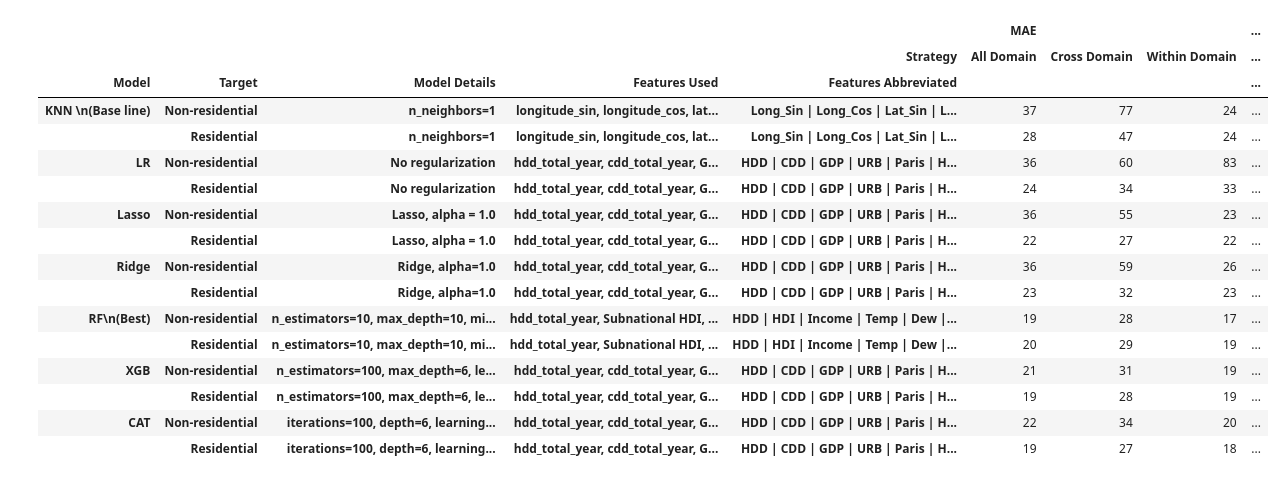
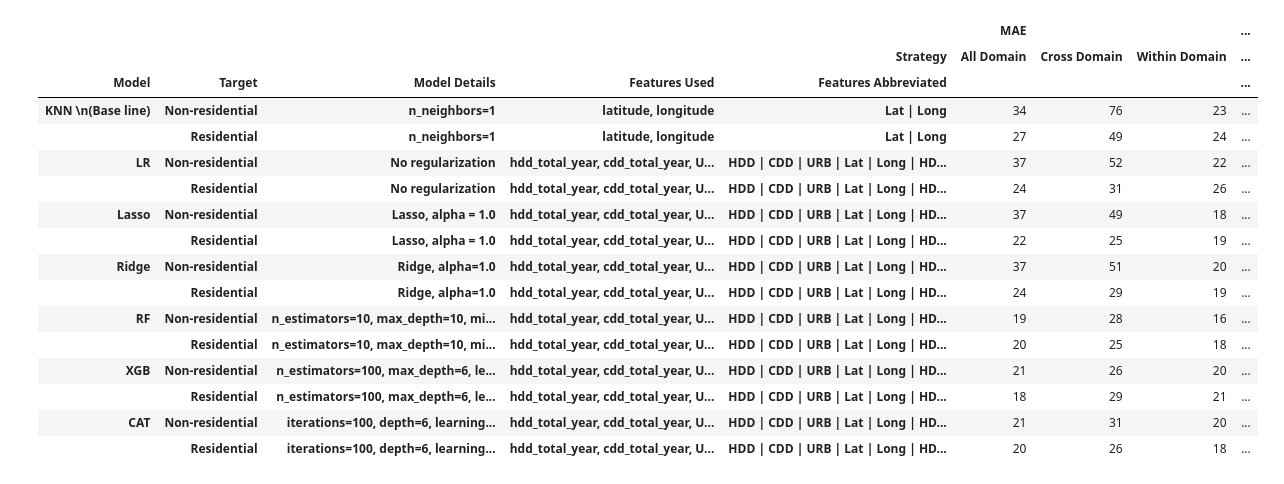
Before and after one commit to AliciaXia222/Capstone-Team-Climate-Trace, a Jupyter notebook: notebooks/070_Model_Comparison.ipynb, the cells around one changed output. Saved outputs shown, nothing was run; the diff lists cells and outputs as text; code cells hidden in the pictures.

```diff
--- a/notebooks/070_Model_Comparison.ipynb
+++ b/notebooks/070_Model_Comparison.ipynb
@@ -19,25 +22,25 @@ from lib import (
 # %%
-comparison_table = create_metrics_comparison(results_path="../results")
-comparison_table.to_csv("../results/comparison_average_results.csv")
+comparison_table = create_metrics_comparison(results_path=f"../results/{feature_selection}")
+comparison_table.to_csv(f"../results/{feature_selection}/comparison_average_results.csv")
 comparison_table
 # %% [output]
 |  |  |  |  |  | MAE |  |  | ... |
 |  |  |  |  | Strategy | All Domain | Cross Domain | Within Domain | ... |
 | Model | Target | Model Details | Features Used | Features Abbreviated |  |  |  | ... |
-| KNN \n(Base line) | Non-residential | n_neighbors=1 | longitude_sin, longitude_cos, lat... | Long_Sin | Long_Cos | Lat_Sin | L... | 37 | 77 | 24 | ... |
-|  | Residential | n_neighbors=1 | longitude_sin, longitude_cos, lat... | Long_Sin | Long_Cos | Lat_Sin | L... | 28 | 47 | 24 | ... |
-| LR | Non-residential | No regularization | hdd_total_year, cdd_total_year, G... | HDD | CDD | GDP | URB | Paris | H... | 36 | 60 | 83 | ... |
-|  | Residential | No regularization | hdd_total_year, cdd_total_year, G... | HDD | CDD | GDP | URB | Paris | H... | 24 | 34 | 33 | ... |
-| Lasso | Non-residential | Lasso, alpha = 1.0 | hdd_total_year, cdd_total_year, G... | HDD | CDD | GDP | URB | Paris | H... | 36 | 55 | 23 | ... |
-|  | Residential | Lasso, alpha = 1.0 | hdd_total_year, cdd_total_year, G... | HDD | CDD | GDP | URB | Paris | H... | 22 | 27 | 22 | ... |
-| Ridge | Non-residential | Ridge, alpha=1.0 | hdd_total_year, cdd_total_year, G... | HDD | CDD | GDP | URB | Paris | H... | 36 | 59 | 26 | ... |
-|  | Residential | Ridge, alpha=1.0 | hdd_total_year, cdd_total_year, G... | HDD | CDD | GDP | URB | Paris | H... | 23 | 32 | 23 | ... |
-| RF\n(Best) | Non-residential | n_estimators=10, max_depth=10, mi... | hdd_total_year, Subnational HDI, ... | HDD | HDI | Income | Temp | Dew |... | 19 | 28 | 17 | ... |
-|  | Residential | n_estimators=10, max_depth=10, mi... | hdd_total_year, Subnational HDI, ... | HDD | HDI | Income | Temp | Dew |... | 20 | 29 | 19 | ... |
-| XGB | Non-residential | n_estimators=100, max_depth=6, le... | hdd_total_year, cdd_total_year, G... | HDD | CDD | GDP | URB | Paris | H... | 21 | 31 | 19 | ... |
-|  | Residential | n_estimators=100, max_depth=6, le... | hdd_total_year, cdd_total_year, G... | HDD | CDD | GDP | URB | Paris | H... | 19 | 28 | 19 | ... |
-| CAT | Non-residential | iterations=100, depth=6, learning... | hdd_total_year, cdd_total_year, G... | HDD | CDD | GDP | URB | Paris | H... | 22 | 34 | 20 | ... |
-|  | Residential | iterations=100, depth=6, learning... | hdd_total_year, cdd_total_year, G... | HDD | CDD | GDP | URB | Paris | H... | 19 | 27 | 18 | ... |
+| KNN \n(Base line) | Non-residential | n_neighbors=1 | latitude, longitude | Lat | Long | 34 | 76 | 23 | ... |
+|  | Residential | n_neighbors=1 | latitude, longitude | Lat | Long | 27 | 49 | 24 | ... |
+| LR | Non-residential | No regularization | hdd_total_year, cdd_total_year, U... | HDD | CDD | URB | Lat | Long | HD... | 37 | 52 | 22 | ... |
+|  | Residential | No regularization | hdd_total_year, cdd_total_year, U... | HDD | CDD | URB | Lat | Long | HD... | 24 | 31 | 26 | ... |
+| Lasso | Non-residential | Lasso, alpha = 1.0 | hdd_total_year, cdd_total_year, U... | HDD | CDD | URB | Lat | Long | HD... | 37 | 49 | 18 | ... |
+|  | Residential | Lasso, alpha = 1.0 | hdd_total_year, cdd_total_year, U... | HDD | CDD | URB | Lat | Long | HD... | 22 | 25 | 19 | ... |
+| Ridge | Non-residential | Ridge, alpha=1.0 | hdd_total_year, cdd_total_year, U... | HDD | CDD | URB | Lat | Long | HD... | 37 | 51 | 20 | ... |
+|  | Residential | Ridge, alpha=1.0 | hdd_total_year, cdd_total_year, U... | HDD | CDD | URB | Lat | Long | HD... | 24 | 29 | 19 | ... |
+| RF | Non-residential | n_estimators=10, max_depth=10, mi... | hdd_total_year, cdd_total_year, U... | HDD | CDD | URB | Lat | Long | HD... | 19 | 28 | 16 | ... |
+|  | Residential | n_estimators=10, max_depth=10, mi... | hdd_total_year, cdd_total_year, U... | HDD | CDD | URB | Lat | Long | HD... | 20 | 25 | 18 | ... |
+| XGB | Non-residential | n_estimators=100, max_depth=6, le... | hdd_total_year, cdd_total_year, U... | HDD | CDD | URB | Lat | Long | HD... | 21 | 26 | 20 | ... |
+|  | Residential | n_estimators=100, max_depth=6, le... | hdd_total_year, cdd_total_year, U... | HDD | CDD | URB | Lat | Long | HD... | 18 | 29 | 21 | ... |
+| CAT | Non-residential | iterations=100, depth=6, learning... | hdd_total_year, cdd_total_year, U... | HDD | CDD | URB | Lat | Long | HD... | 21 | 31 | 20 | ... |
+|  | Residential | iterations=100, depth=6, learning... | hdd_total_year, cdd_total_year, U... | HDD | CDD | URB | Lat | Long | HD... | 20 | 26 | 18 | ... |
 # %%
 comparison_table = comparison_table.reset_index(level=[2, 3, 4], drop=True)
 # %%
```
Also changed, not shown: parts of 4 cells of this notebook, 4 other files.
